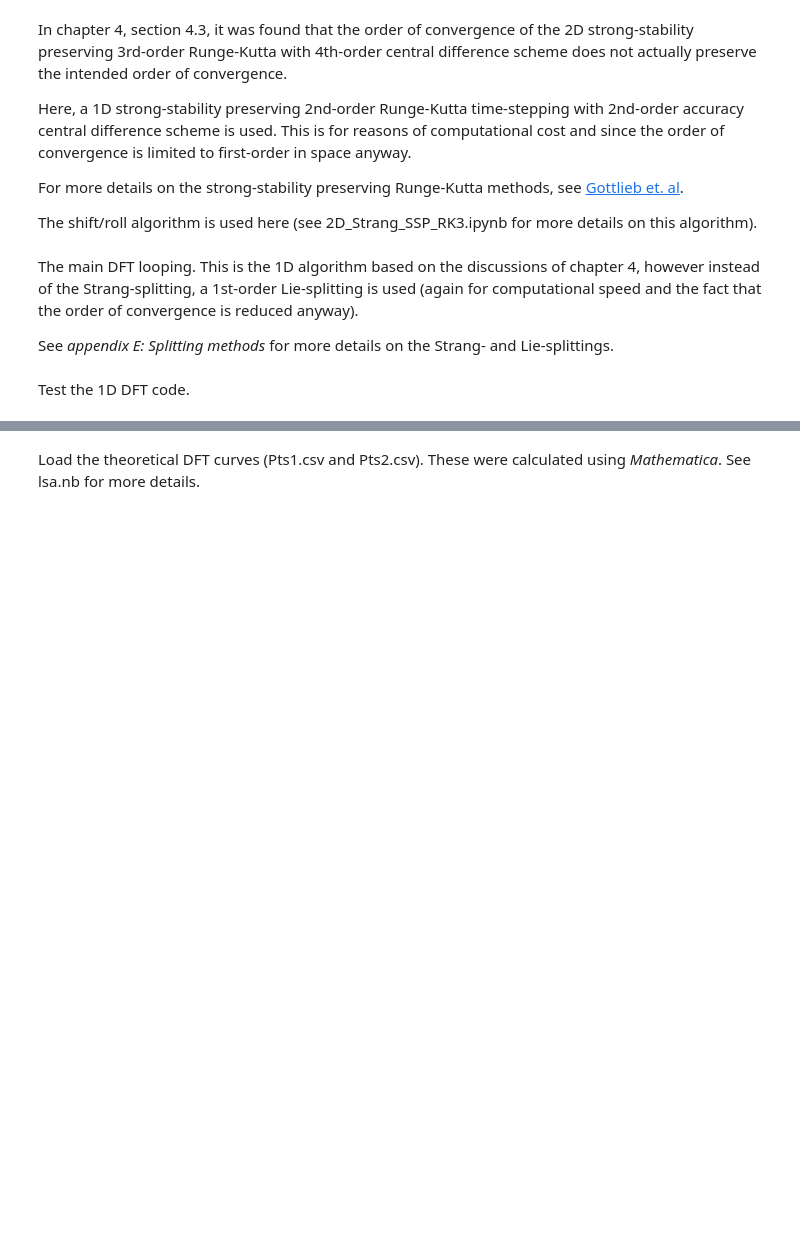
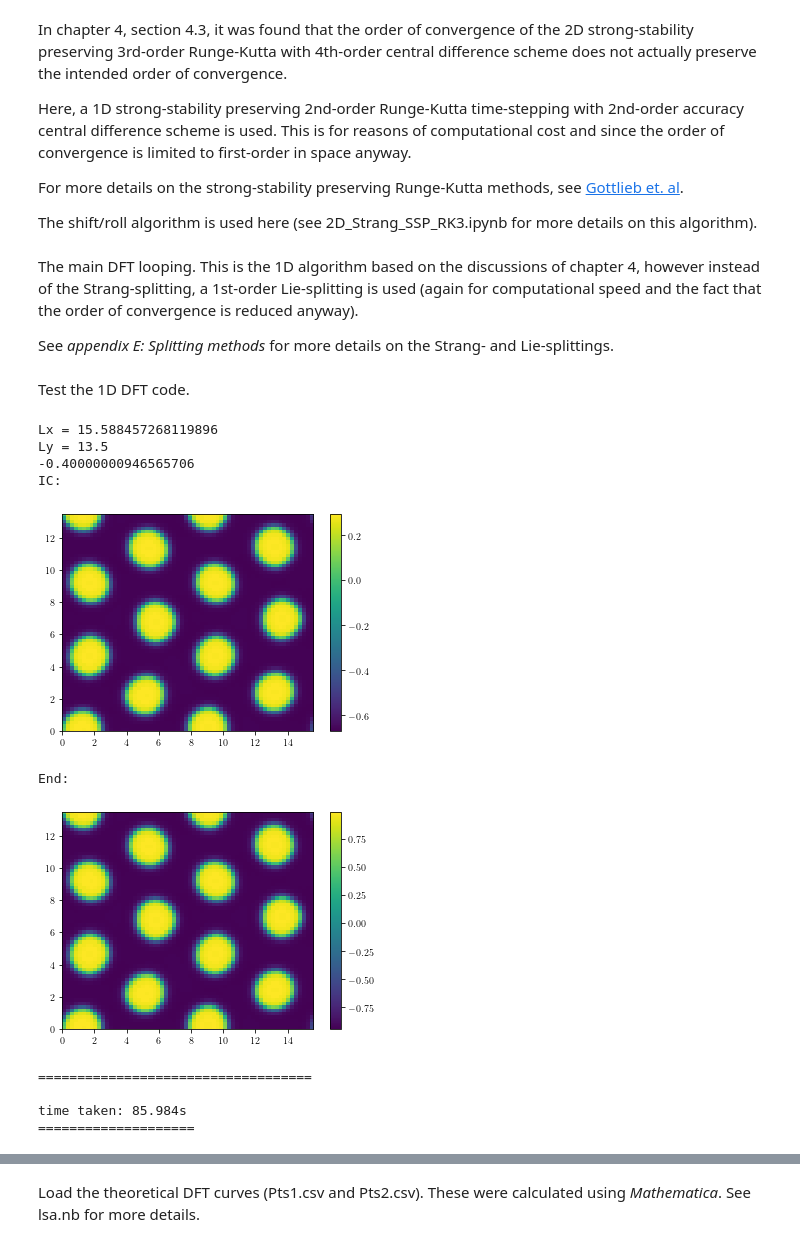
Before and after one commit to ray-chew/modified_ch, a Jupyter notebook: 2D_Lie_SSP_RK2.ipynb, the cells around one changed output, grey strips where cells are left out. Saved outputs shown, nothing was run; the diff lists cells and outputs as text; code cells hidden in the pictures; blank space fills up the shorter version.

```diff
--- a/2D_Lie_SSP_RK2.ipynb
+++ b/2D_Lie_SSP_RK2.ipynb
@@ -167,2 +377,64 @@ def dft(L,Nx,it,dt,m,delta,wisdom=None):
 # %% [markdown]
 Test the 1D DFT code.
+# %%
+Nx = 64
+Ny = 64
+# Ny = 64
+# Ny = int(Nx / 2 * np.sqrt(3))
+# Nx = int(64/Ly * Lx)
+dt = 0.0008
+it = 75000
+
+# m == ubar
+m = -0.40
+f = 0.3
+delta = 0.15
+sigma = 4./15
+
+Lys = np.arange(15.0,18.1,0.1)
+Lys = np.array([13.5])
+Lxs = Lys * 2.0 / np.sqrt(3)
+
+Ls = [[lx,ly] for lx,ly in zip(Lxs,Lys)]
+
+for Li in Ls:
+    Lx = Li[0]
+    Ly = Li[1]
+    rmin = Lx * np.sqrt(f) / 4.0
+
+    print("Lx =", Lx)
+    print("Ly =", Ly)
+
+    options = {
+        'Lx' : Lx,
+        'Ly' : Ly,
+        'Nx' : Nx,
+        'Ny' : Ny,
+        'delta' : delta,
+        'm' : m,
+        'dt' : dt,
+        'it' : it,
+        'prefix' : 'dft',
+        'f' : f,
+        'rmin' : rmin,
+        'sigma' : sigma
+    }
+
+    tic = time.time()
+    avgConc, energy, u = dft(options)
+    toc = time.time()
+
+    print("time taken: %.3fs" %(toc-tic))
+    print("====================\n")
+# %% [output]
+Lx = 15.588457268119896
+Ly = 13.5
+-0.40000000946565706
+IC:
+[figure, added]
+End:
+[figure, added]
+===================================
+
+time taken: 85.984s
+====================
```
Also changed, not shown: parts of 39 cells of this notebook, 3 other files.
